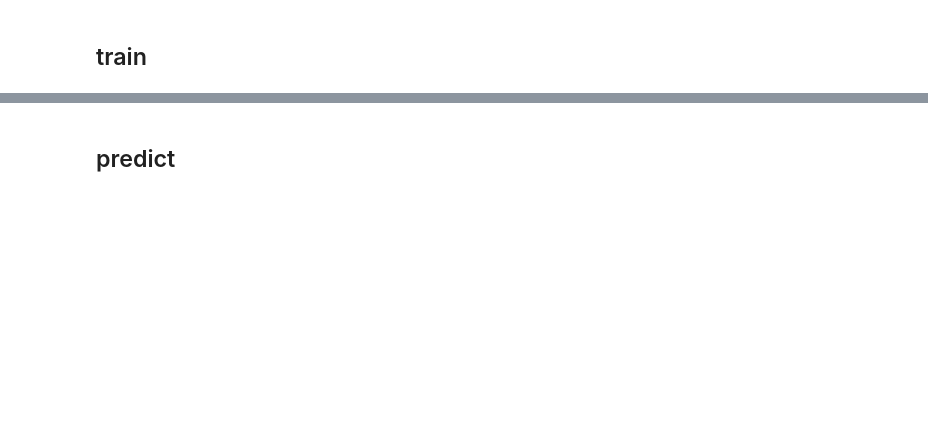
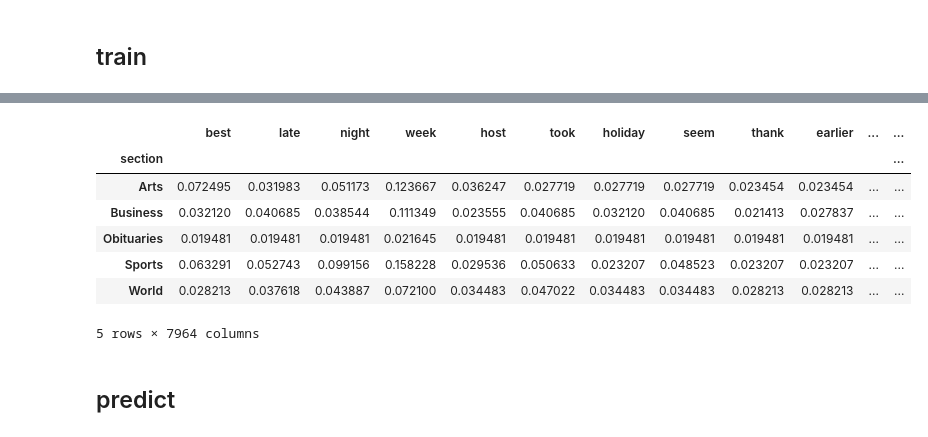
Before and after one commit to helloannietran/Doing-Data-Science-Straight-Talk-From-The-Frontline, a Jupyter notebook: Chapter 4 Naive Bayes Exercise.ipynb, the cells around one changed output, grey strips where cells are left out. Drawn from its saved outputs; the diff is of its cells as text; code cells hidden in the pictures; blank space fills up the shorter version.

```diff
--- a/Chapter 4 Naive Bayes Exercise.ipynb
+++ b/Chapter 4 Naive Bayes Exercise.ipynb
@@ -145,0 +142,3 @@ train = model_df[~model_df.index.isin(test.index)]
+# %%
+world = model_df[model_df['section_name']=='World'].copy().reset_index(drop=True)
+other = model_df[model_df['section_name']!='World'].copy().reset_index(drop=True)
@@ -211,3 +236,14 @@ theta_c_df =theta_c_df.set_index('section')
+# %%
+theta_jc_df
+# %% [output]
+|  | best | late | night | week | host | took | holiday | seem | thank | earlier | ... | ... |
+| section |  |  |  |  |  |  |  |  |  |  |  | ... |
+| Arts | 0.072495 | 0.031983 | 0.051173 | 0.123667 | 0.036247 | 0.027719 | 0.027719 | 0.027719 | 0.023454 | 0.023454 | ... | ... |
+| Business | 0.032120 | 0.040685 | 0.038544 | 0.111349 | 0.023555 | 0.040685 | 0.032120 | 0.040685 | 0.021413 | 0.027837 | ... | ... |
+| Obituaries | 0.019481 | 0.019481 | 0.019481 | 0.021645 | 0.019481 | 0.019481 | 0.019481 | 0.019481 | 0.019481 | 0.019481 | ... | ... |
+| Sports | 0.063291 | 0.052743 | 0.099156 | 0.158228 | 0.029536 | 0.050633 | 0.023207 | 0.048523 | 0.023207 | 0.023207 | ... | ... |
+| World | 0.028213 | 0.037618 | 0.043887 | 0.072100 | 0.034483 | 0.047022 | 0.034483 | 0.034483 | 0.028213 | 0.028213 | ... | ... |
+5 rows × 7964 columns
 # %%
 # calculate weights
 
```
Also changed, not shown: parts of 16 cells of this notebook.
